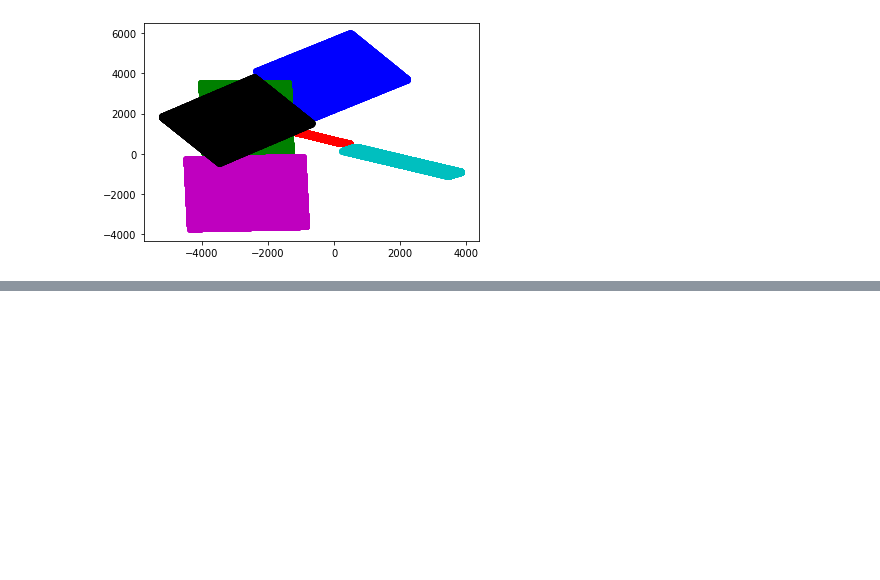
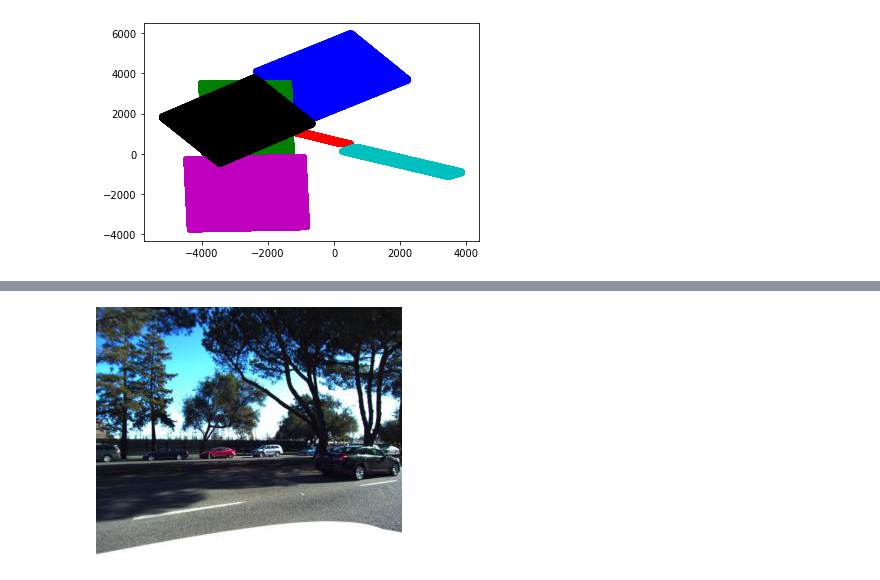
Before and after one commit to bwolfson2/dl2020, a Jupyter notebook: camera/Camera distortion.ipynb, the cells around one changed output, grey strips where cells are left out. Saved outputs shown, nothing was run; the diff lists cells and outputs as text; code cells hidden in the pictures; blank space fills up the shorter version.

```diff
--- a/camera/Camera distortion.ipynb
+++ b/camera/Camera distortion.ipynb
@@ -655,0 +876,5 @@ array([ 8.66025404, -5.        ])
+# %%
+pic = Image.open(PATH+image_names[0]+".jpeg")
+pic
+# %% [output]
+[figure, added]
```
Also changed, not shown: parts of 57 cells of this notebook.
